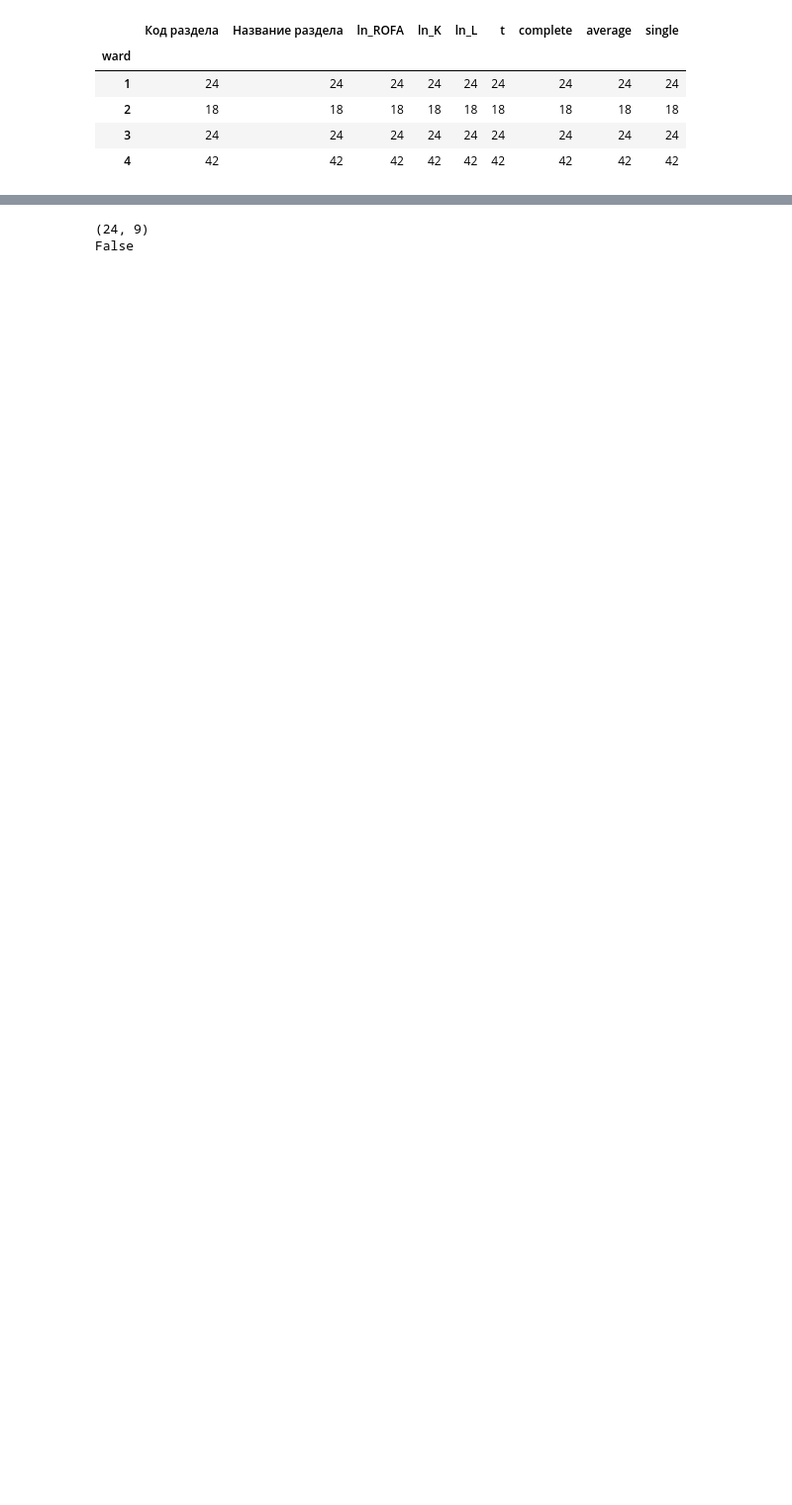
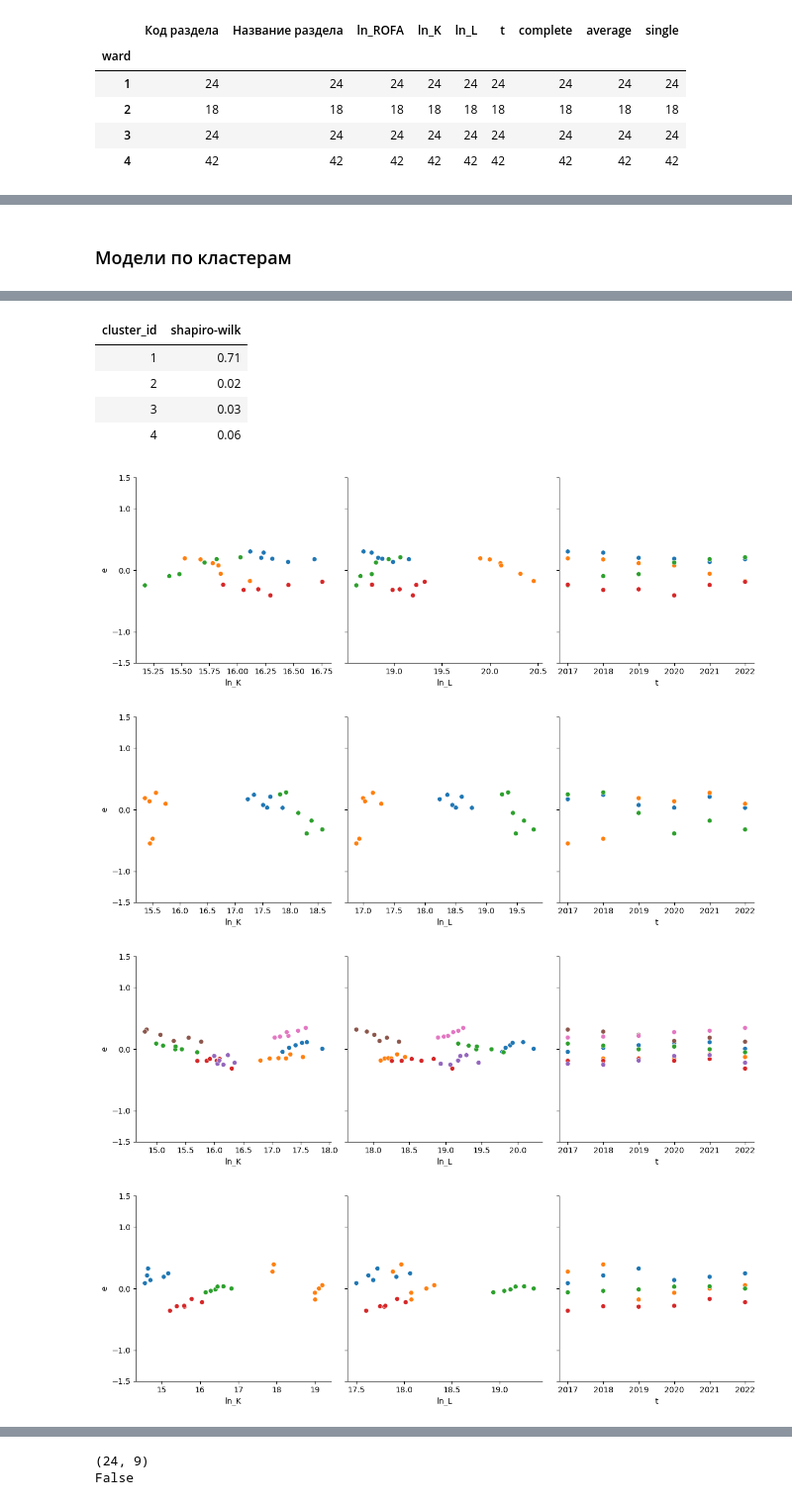
Before and after one commit to tony-pitchblack/---------------, a Jupyter notebook: clustering-structure.ipynb, the cells around one changed output, grey strips where cells are left out. Shown at 99% size. Drawn from its saved outputs; the diff is of its cells as text; code cells hidden in the pictures; blank space fills up the shorter version.

```diff
--- a/clustering-structure.ipynb
+++ b/clustering-structure.ipynb
@@ -182,6 +208,0 @@ data_clustered.head()
-# %%
-clu_num = 4
-pd.reset_option('all')
-# pd.set_option('display.max_colwidth', None)
-# data_clustered[data_clustered["ward"] == clu_num].loc[:, ["Название раздела"]]
-data_clustered[data_clustered["ward"] == clu_num]
@@ -296,14 +275,16 @@ def get_regr_quality(result_OLS):
     regr_quality['white_pval'] = white_lm_pvalue
 
     return(regr_quality)
+# %% [markdown]
+### Модели по кластерам
 # %%
 from scipy.stats import wilcoxon
 # from help_funcs import _fit_ridge
 
 linkage_type = 'ward'
 regr_metrics_all = []
-regr_coef_all_dict = {}
-regr_quality_all_dict = {}
+# regr_coef_all_dict = {}
+# regr_quality_all_dict = {}
 for cluster_id in data_for_regr_cl[linkage_type].unique():
 # for cluster_id in [2]:
     cluster = data_for_regr_cl[data_for_regr_cl[linkage_type] == cluster_id]
@@ -320,28 +301,6 @@ for cluster_id in data_for_regr_cl[linkage_type].unique():
     #     result_OLS = regression.fit_regularized(alpha=0, L1_wt=0)
     # else:
     result_OLS = regression.fit()
-
-    # def get_coef_restr_OLS(Y, X, a, b):
-    #     """
-    #     coeff restriction of form a + b = 1
-    #     where a, b, c are column labels
-    #     """
-    #     Y_star = Y.iloc[:, 0] - X[a]
-    #     c = f'{b} - {a}'
-    #     X_star = X.copy()
-    #     X_star[c] = X[b] - X[a]
-    #     X_star.drop(columns=[a, b], inplace=True)
-    #     coef_restr_OLS = sm.OLS(Y_star, X_star, hasconst=True)
-    #     return coef_restr_OLS
-
-    # mod = sm.RecursiveLS(Y, X, constraints='ln_K + ln_L = 1')
-    # mod_res = mod.fit()
-
-    # coef_restr_OLS = get_coef_restr_OLS(Y, X, 'ln_K', 'ln_L')
-    # coef_restr_OLS_results = coef_restr_OLS.fit()
-
-    regr_coef_all_dict[cluster_id] = pd.DataFrame(get_regr_coef(result_OLS, True))
-    regr_quality_all_dict[cluster_id] = get_regr_quality(result_OLS)
 
     n=X[X.columns[0]].count()
     regr_metrics['cluster_id'] = cluster_id
@@ -366,24 +325,25 @@ for cluster_id in data_for_regr_cl[linkage_type].unique():
     regr_metrics['HZ'] = hz_pval
     regr_metrics_all.append(regr_metrics)
 
-    # print('\nLinkage: {l}, cluster {c}, n: {n}'.format(l=linkage_type, c=cluster_id, n=n))
-    # print(result_OLS.summary())
-    # print('-- White\'s test pvalue: ', white_lm_pvalue)
-    # print('-- VIF:', VIF_dict)
+    print('\nLinkage: {l}, cluster {c}, n: {n}'.format(l=linkage_type, c=cluster_id, n=n))
+    print(result_OLS.summary())
+    print('-- White\'s test pvalue: ', white_lm_pvalue)
+    print('-- VIF:', VIF_dict)
     # print(coef_restr_OLS_results.summary())
     # print('-- VIF:', calc_VIF(coef_restr_OLS))
 
-    # X_resid = X.iloc[:, 1:]
-    # X_resid = X_resid.join(pd.DataFrame({"e": result_OLS.resid}))
-    # X_resid = X_resid.join(data_for_regr_cl['Код раздела'])
-    # g = sns.PairGrid(X_resid, y_vars=["e"], x_vars=["ln_K", "ln_L", "t"], hue='Код раздела', height=4)
-    # # g.map(sns.regplot, color=".3", ci=None)
-    # g.map(sns.scatterplot)
-    # g.set(ylim=(-1.5, 1.5), yticks=[-1.5, -1, 0, 1, 1.5])
+    X_resid = X.iloc[:, 1:]
+    X_resid = X_resid.join(pd.DataFrame({"e": result_OLS.resid}))
+    X_resid = X_resid.join(data_for_regr_cl['Код раздела'])
+    g = sns.PairGrid(X_resid, y_vars=["e"], x_vars=["ln_K", "ln_L", "t"], hue='Код раздела', height=4)
+    # g.map(sns.regplot, color=".3", ci=None)
+    g.map(sns.scatterplot)
+    g.set(ylim=(-1.5, 1.5), yticks=[-1.5, -1, 0, 1, 1.5])
 
 regr_metrics_all = pd.DataFrame(regr_metrics_all)
 
-# regr_metrics_all[['cluster_id', 'shapiro-wilk']].sort_values(by='cluster_id') \
-#     .to_clipboard(float_format='%.2f')
-# regr_metrics_all[['cluster_id', 'shapiro-wilk']].sort_values(by='cluster_id') \
-#     .style.format('{:.2f}', subset=('shapiro-wilk')).hide()
+regr_metrics_all[['cluster_id', 'shapiro-wilk']].sort_values(by='cluster_id') \
+    .to_clipboard(float_format='%.2f')
+regr_metrics_all[['cluster_id', 'shapiro-wilk']].sort_values(by='cluster_id') \
+    .style.format('{:.2f}', subset=('shapiro-wilk')).hide()
+# %% [output]
@@ -389,0 +367,9 @@ regr_metrics_all = pd.DataFrame(regr_metrics_all)
+| cluster_id | shapiro-wilk |
+| 1 | 0.71 |
+| 2 | 0.02 |
+| 3 | 0.03 |
+| 4 | 0.06 |
+[figure, added]
+[figure, added]
+[figure, added]
+[figure, added]
```
Also changed, not shown: parts of 39 cells of this notebook.
